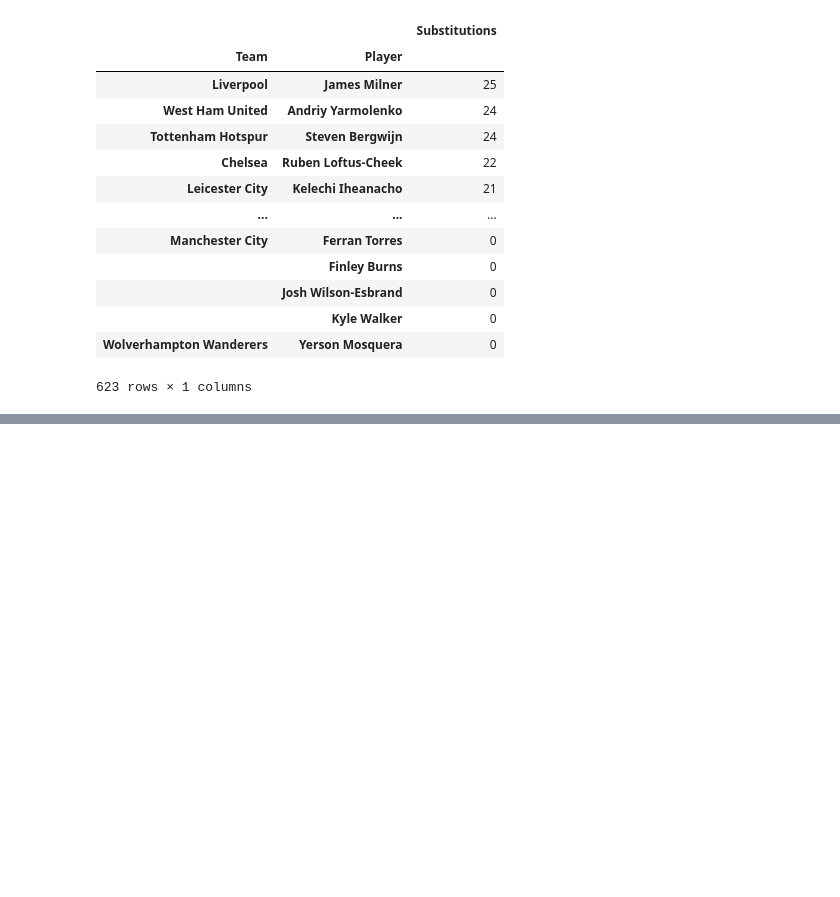
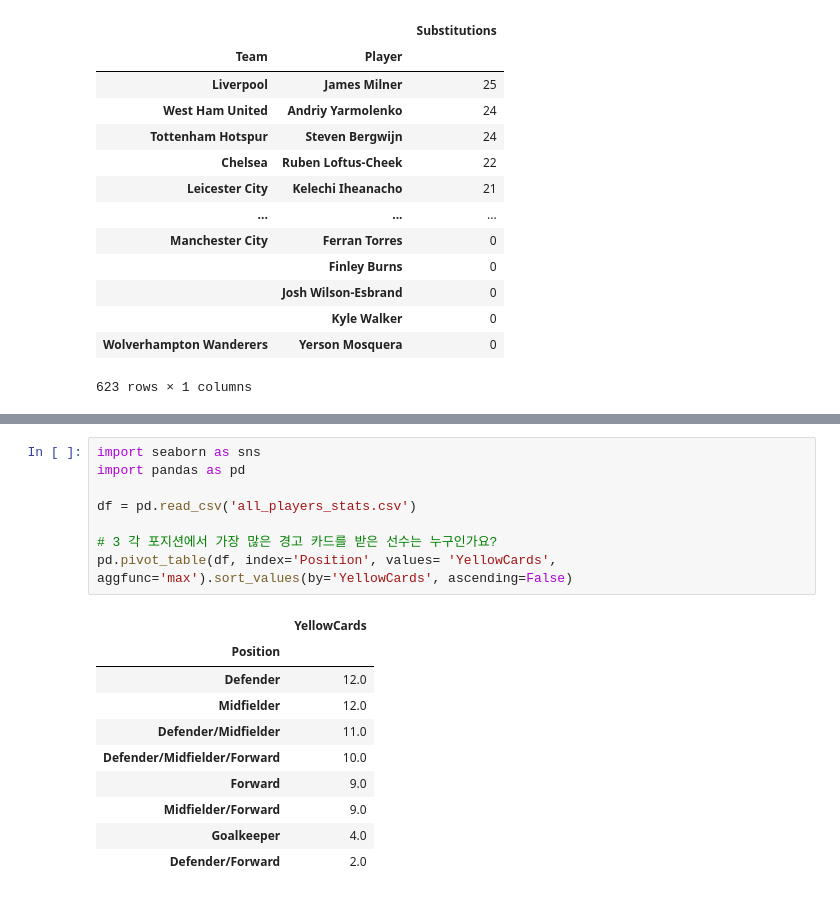
Before and after one commit to Minchae128/Practice_Python, a Jupyter notebook: 11. 12일차(240417)/2. 실습/판다스3일차_응용실습.ipynb, the cells around one changed output, grey strips where cells are left out. Cells and saved outputs as stored; diff of their text form; blank space fills up the shorter version.

```diff
--- a/11. 12일차(240417)/2. 실습/판다스3일차_응용실습.ipynb
+++ b/11. 12일차(240417)/2. 실습/판다스3일차_응용실습.ipynb
@@ -309,0 +368,19 @@ pd.pivot_table(df, index=['Team', 'Player'], values= 'Substitutions', aggfunc='m
+# %%
+import seaborn as sns
+import pandas as pd
+
+df = pd.read_csv('all_players_stats.csv')
+
+# 3 각 포지션에서 가장 많은 경고 카드를 받은 선수는 누구인가요?
+pd.pivot_table(df, index='Position', values= 'YellowCards', aggfunc='max').sort_values(by='YellowCards', ascending=False)
+# %% [output]
+|  | YellowCards |
+| Position |  |
+| Defender | 12.0 |
+| Midfielder | 12.0 |
+| Defender/Midfielder | 11.0 |
+| Defender/Midfielder/Forward | 10.0 |
+| Forward | 9.0 |
+| Midfielder/Forward | 9.0 |
+| Goalkeeper | 4.0 |
+| Defender/Forward | 2.0 |
```
Also changed, not shown: parts of 3 cells of this notebook.
